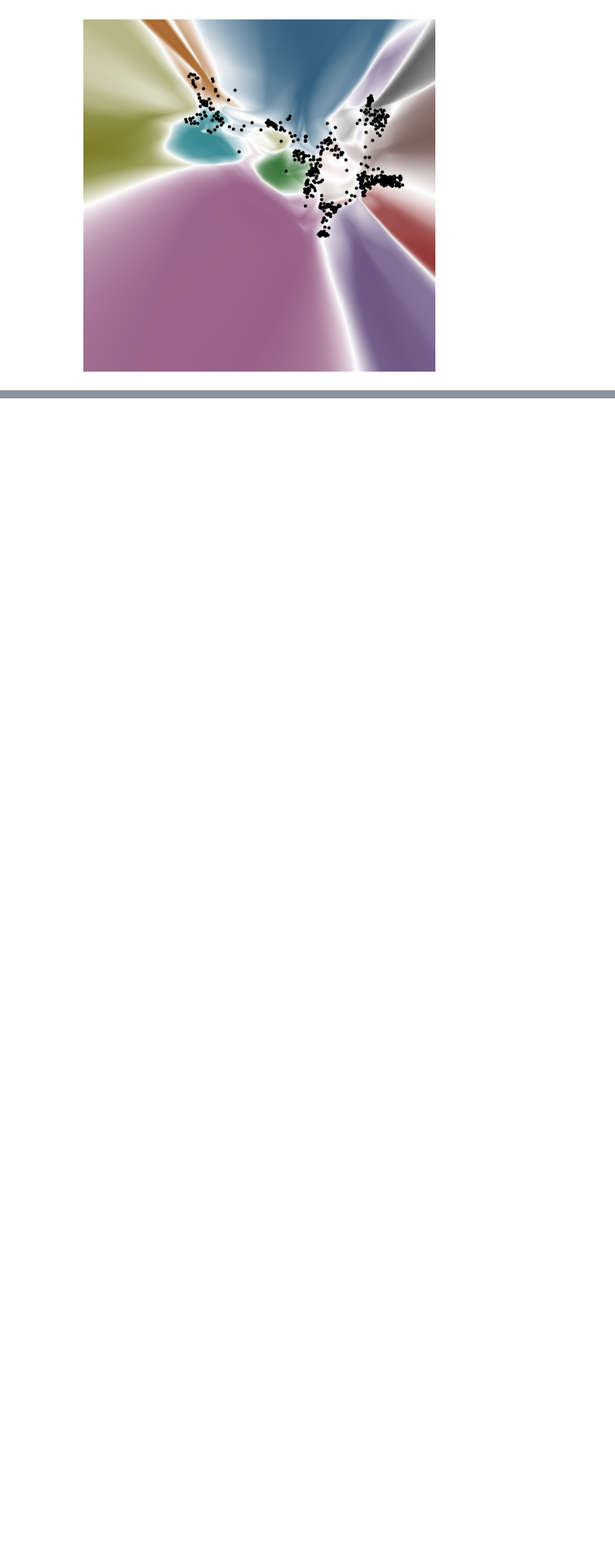
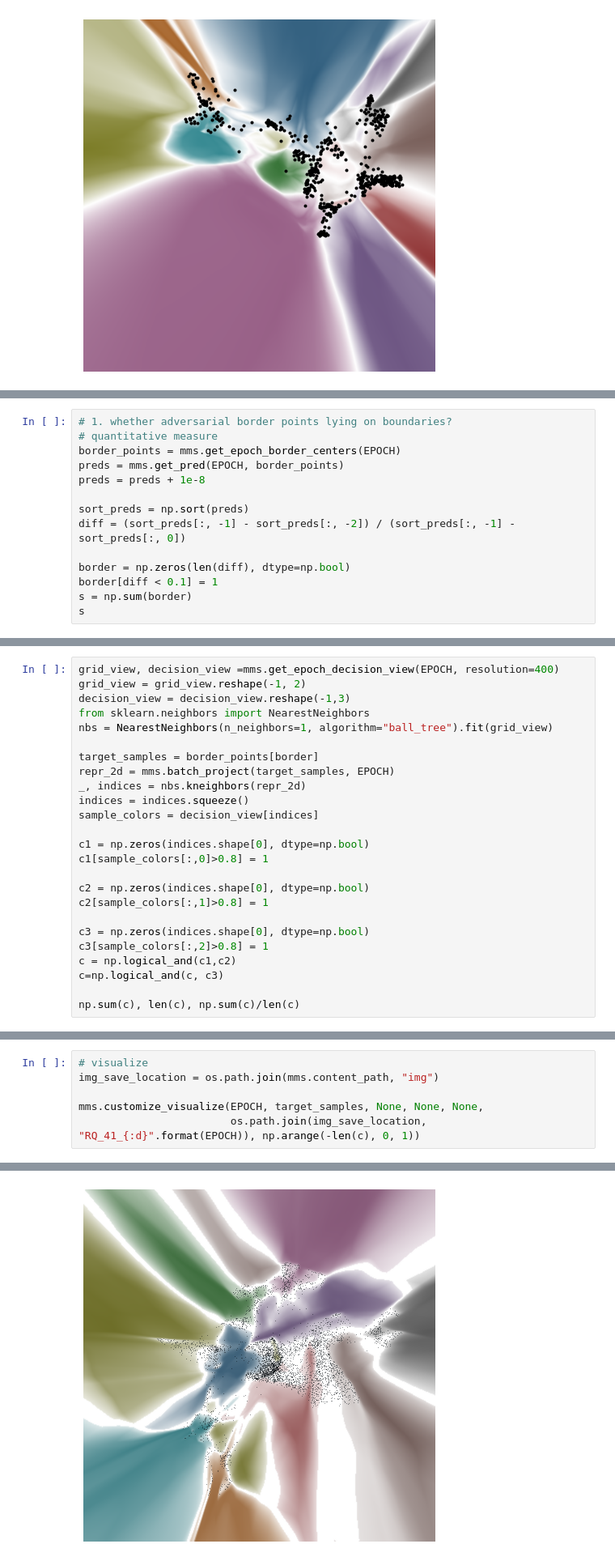
Before and after one commit to xianglinyang/DeepVisualInsight, a Jupyter notebook: verify/notebook/RQ_B_lying_on_Boundary.ipynb, the cells around one changed output, grey strips where cells are left out. Shown at 81% size. Saved outputs shown, nothing was run; the diff lists cells and outputs as text; blank space fills up the shorter version.

```diff
--- a/verify/notebook/RQ_B_lying_on_Boundary.ipynb
+++ b/verify/notebook/RQ_B_lying_on_Boundary.ipynb
@@ -708,0 +725,14 @@ sys.path.remove(content_path)
+# %%
+# 1. whether adversarial border points lying on boundaries?
+# quantitative measure
+border_points = mms.get_epoch_border_centers(EPOCH)
+preds = mms.get_pred(EPOCH, border_points)
+preds = preds + 1e-8
+
+sort_preds = np.sort(preds)
+diff = (sort_preds[:, -1] - sort_preds[:, -2]) / (sort_preds[:, -1] - sort_preds[:, 0])
+
+border = np.zeros(len(diff), dtype=np.bool)
+border[diff < 0.1] = 1
+s = np.sum(border)
+s
@@ -708,0 +741,25 @@ sys.path.remove(content_path)
+# %%
+grid_view, decision_view =mms.get_epoch_decision_view(EPOCH, resolution=400)
+grid_view = grid_view.reshape(-1, 2)
+decision_view = decision_view.reshape(-1,3)
+from sklearn.neighbors import NearestNeighbors
+nbs = NearestNeighbors(n_neighbors=1, algorithm="ball_tree").fit(grid_view)
+
+target_samples = border_points[border]
+repr_2d = mms.batch_project(target_samples, EPOCH)
+_, indices = nbs.kneighbors(repr_2d)
+indices = indices.squeeze()
+sample_colors = decision_view[indices]
+
+c1 = np.zeros(indices.shape[0], dtype=np.bool)
+c1[sample_colors[:,0]>0.8] = 1
+
+c2 = np.zeros(indices.shape[0], dtype=np.bool)
+c2[sample_colors[:,1]>0.8] = 1
+
+c3 = np.zeros(indices.shape[0], dtype=np.bool)
+c3[sample_colors[:,2]>0.8] = 1
+c = np.logical_and(c1,c2)
+c=np.logical_and(c, c3)
+
+np.sum(c), len(c), np.sum(c)/len(c)
@@ -708,0 +775,7 @@ sys.path.remove(content_path)
+# %%
+# visualize
+img_save_location = os.path.join(mms.content_path, "img")
+
+mms.customize_visualize(EPOCH, target_samples, None, None, None,
+                        os.path.join(img_save_location, "RQ_41_{:d}".format(EPOCH)), np.arange(-len(c), 0, 1))
+# %% [output]
@@ -708,0 +791 @@ sys.path.remove(content_path)
+[figure, added]
```
Also changed, not shown: parts of 20 cells of this notebook, 2 other files.
